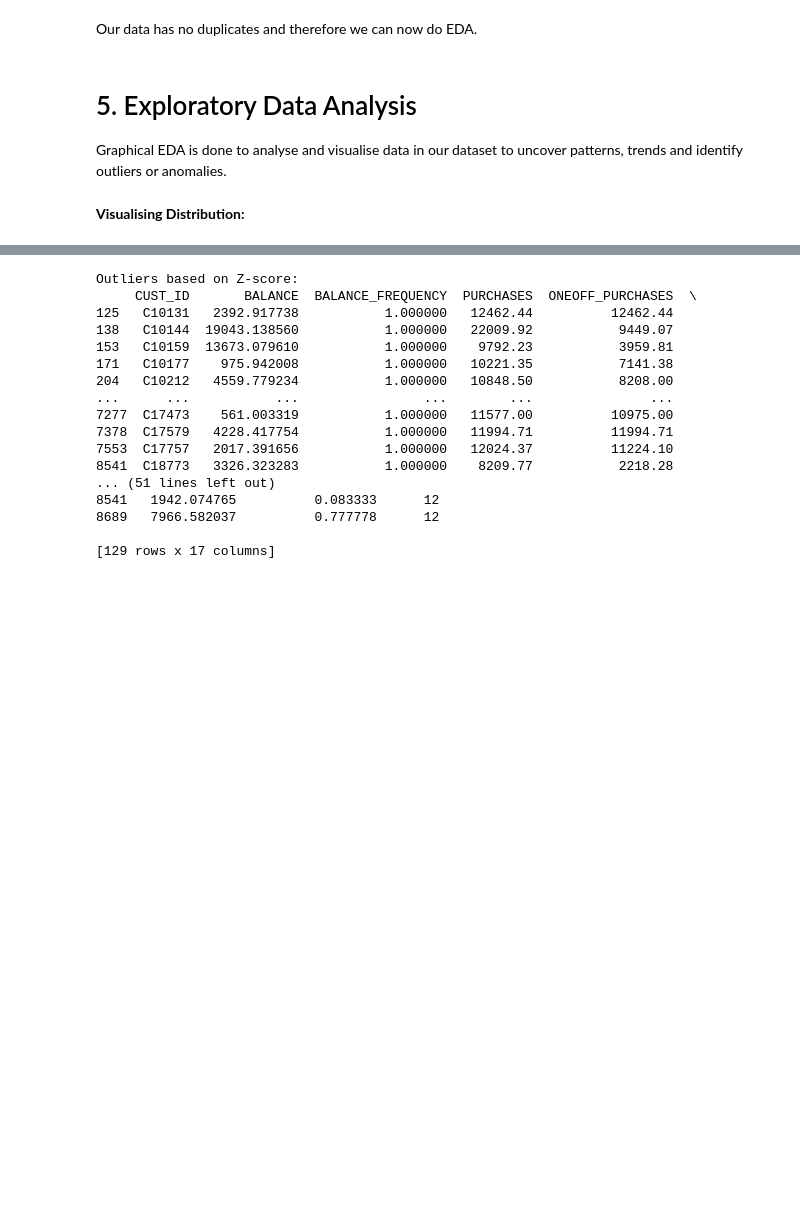
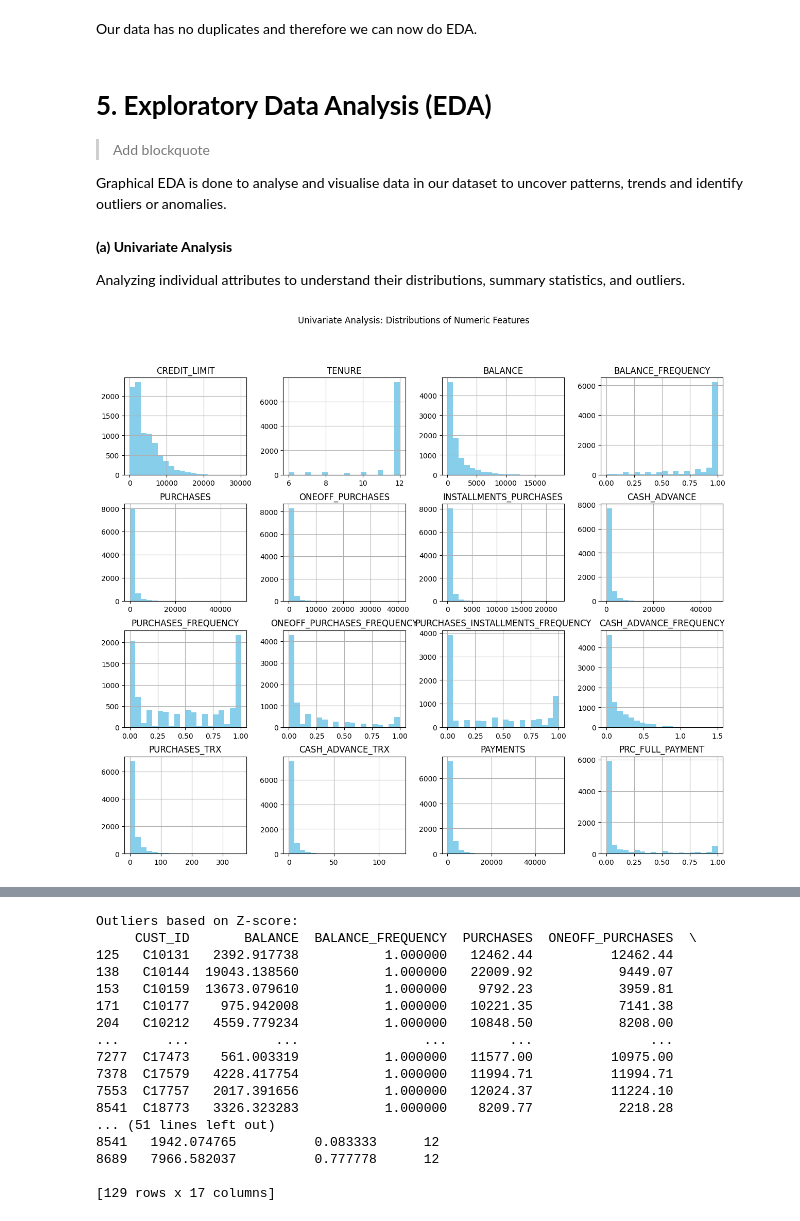
Before and after one commit to SKitavi/Smarthive-ai, a Jupyter notebook: SmartHive_Phase1.ipynb, the cells around one changed output, grey strips where cells are left out. Cells and saved outputs as stored; diff of their text form; code cells hidden in the pictures; blank space fills up the shorter version.

```diff
--- a/SmartHive_Phase1.ipynb
+++ b/SmartHive_Phase1.ipynb
@@ -248,7 +260,27 @@ df.duplicated().sum()
 # %% [markdown]
 Our data has no duplicates and therefore we can now do EDA.
 # %% [markdown]
-# 5. Exploratory Data Analysis
+# **5. Exploratory Data Analysis (EDA)**
+
+> Add blockquote
+
+
 Graphical EDA is done to analyse and visualise data in our dataset to uncover patterns, trends and identify outliers or anomalies.
-# %% [markdown]
-**Visualising Distribution:**
+# %% [markdown]
+**(a) Univariate Analysis**
+
+Analyzing individual attributes to understand their distributions, summary statistics, and outliers.
+# %%
+# Plot histograms for numerical variables
+numeric_columns = ['CREDIT_LIMIT', 'TENURE', 'BALANCE', 'BALANCE_FREQUENCY',
+                   'PURCHASES', 'ONEOFF_PURCHASES', 'INSTALLMENTS_PURCHASES',
+                   'CASH_ADVANCE', 'PURCHASES_FREQUENCY', 'ONEOFF_PURCHASES_FREQUENCY',
+                   'PURCHASES_INSTALLMENTS_FREQUENCY', 'CASH_ADVANCE_FREQUENCY',
+                   'PURCHASES_TRX', 'CASH_ADVANCE_TRX', 'PAYMENTS', 'PRC_FULL_PAYMENT']
+
+# Histograms
+df[numeric_columns].hist(figsize=(15, 12), bins=20, color='skyblue')
+plt.suptitle('Univariate Analysis: Distributions of Numeric Features')
+plt.show()
+# %% [output]
+[figure, added]
```
Also changed, not shown: parts of 29 cells of this notebook.
